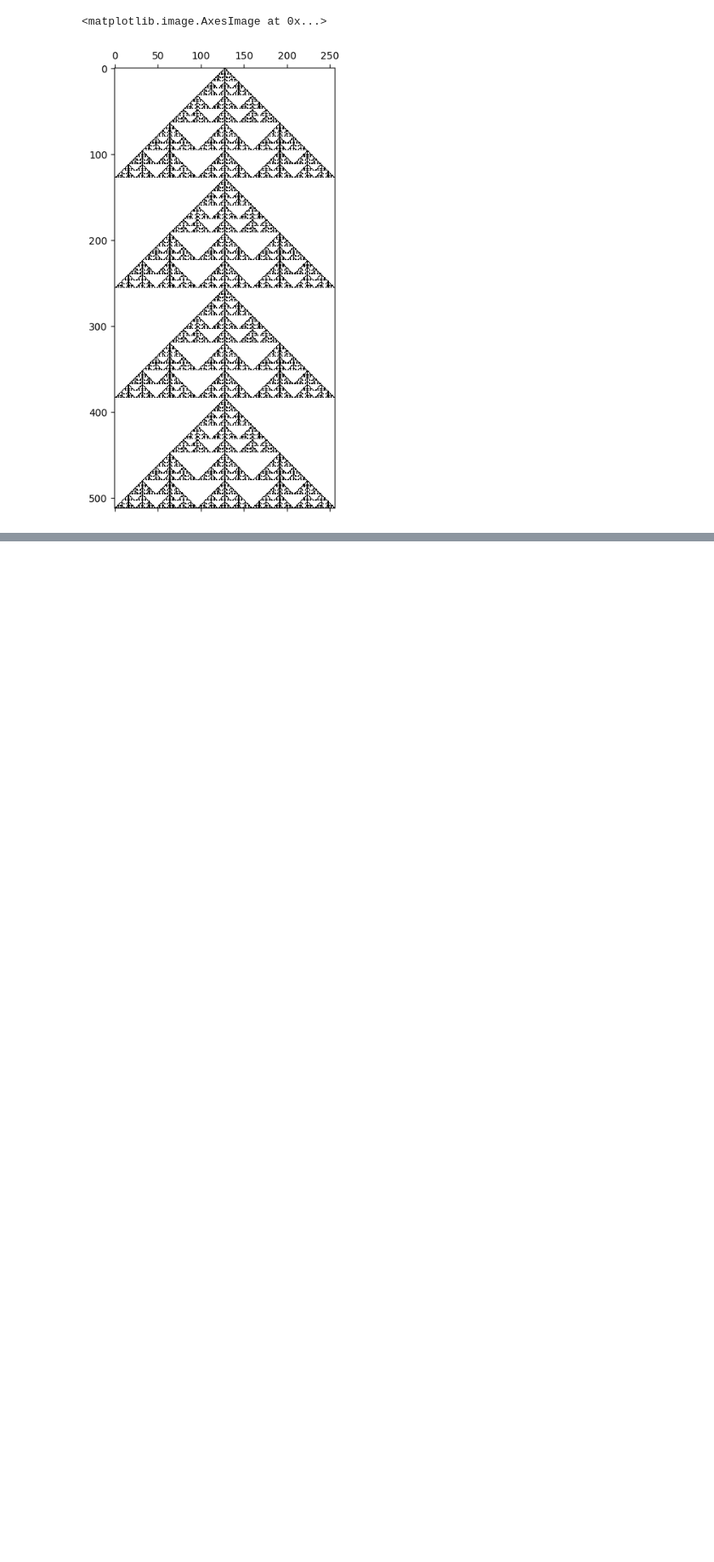
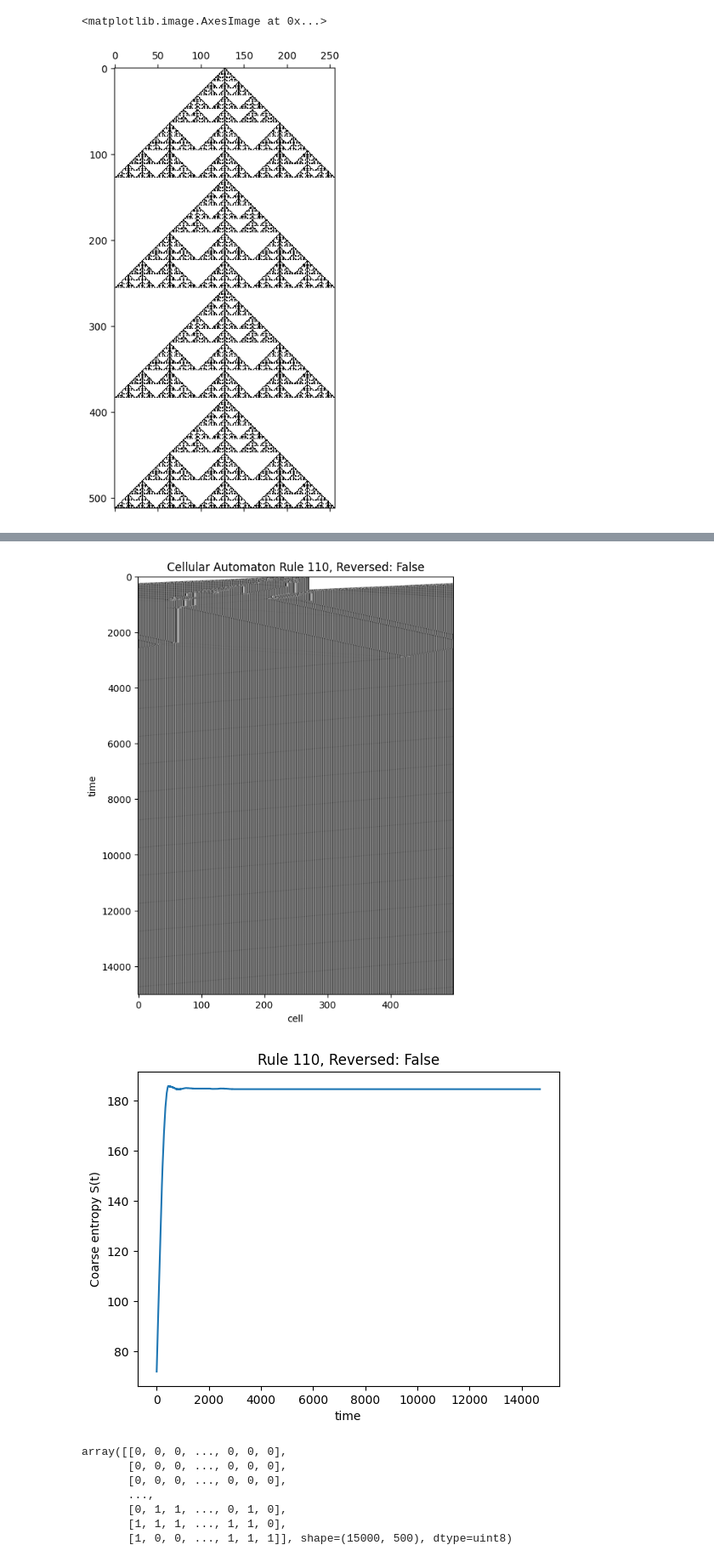
Before and after one commit to craftiggn/UW_ComputerModeling, a Jupyter notebook: 01_cellular_automata.ipynb, the cells around one changed output, grey strips where cells are left out. Shown at 85% size. Drawn from its saved outputs; the diff is of its cells as text; code cells hidden in the pictures; blank space fills up the shorter version.

```diff
--- a/01_cellular_automata.ipynb
+++ b/01_cellular_automata.ipynb
@@ -25,9 +25,6 @@ def generate_rule_list(rule_number):
     # print(rule_dict)
     return rule_dict
 
-# Rule_dict = generate_rule_list(150)
-# print(Rule_dict)
-
 def check_rule_for_position(time, position, matrix):
     out = [0,0,0]
     size = matrix.shape[1]
@@ -44,6 +41,8 @@ def calculate_value(time, position, matrix, rule_dict):
 def calculate_value_reverse(time, position, matrix, rule_dict, reverse):
     rule = check_rule_for_position(time, position, matrix)
     value = int(rule_dict[rule])
-    if reverse:
+    if reverse and time >= 2:
+        value = (value + matrix[time-2, position]) % 2
+    elif reverse:
         value = (value + matrix[time-2, position]) % 2
     return value
@@ -188,0 +206,55 @@ Sum S: 8.180707343449074
+# %%
+def task3_fast(time_limit, rule_number, reversed, N=500, n_black=41, m=5, T=300):
+
+    Matrix = simulate_CA_fast(time_limit, N, rule_number, reversed, n_black)
+
+    # plot automata
+    plt.figure(figsize=(6,8))
+    plt.imshow(Matrix, cmap="binary", aspect="auto")
+    plt.xlabel("cell")
+    plt.ylabel("time")
+    plt.title(f"Cellular Automaton Rule {rule_number}, Reversed: {reversed}")
+    plt.show()
+
+    S = []
+
+    # Double nested loop
+    # this is quite slow
+    for t in range(time_limit - T):
+
+        avg = 0
+
+        for i in range(T):
+            avg += coarse_entropy_row(Matrix[t+i], m)
+
+        S.append(avg / T)
+
+
+    # plot entropy
+    plt.plot(S)
+    plt.xlabel("time")
+    plt.ylabel("Coarse entropy S(t)")
+    plt.title(f"Rule {rule_number}, Reversed: {reversed}")
+    plt.show()
+
+    return Matrix
+
+task3_fast(
+    time_limit=15000,
+    rule_number=110,
+    reversed=False,
+    N=500,
+    n_black=41,
+    m=5,
+    T=300
+)
+# %% [output]
+[figure, added]
+[figure, added]
+array([[0, 0, 0, ..., 0, 0, 0],
+       [0, 0, 0, ..., 0, 0, 0],
+       [0, 0, 0, ..., 0, 0, 0],
+       ...,
+       [0, 1, 1, ..., 0, 1, 0],
+       [1, 1, 1, ..., 1, 1, 0],
+       [1, 0, 0, ..., 1, 1, 1]], shape=(15000, 500), dtype=uint8)
```
Also changed, not shown: parts of 5 cells of this notebook.
